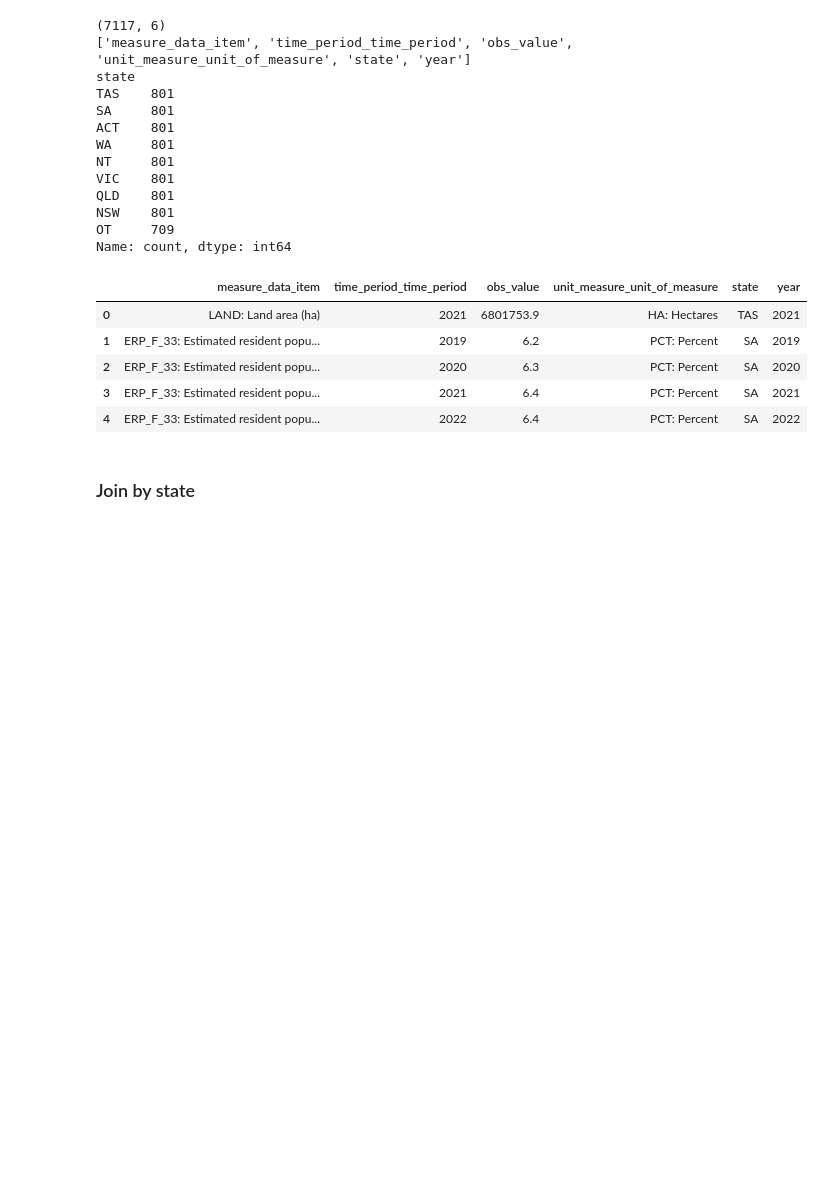
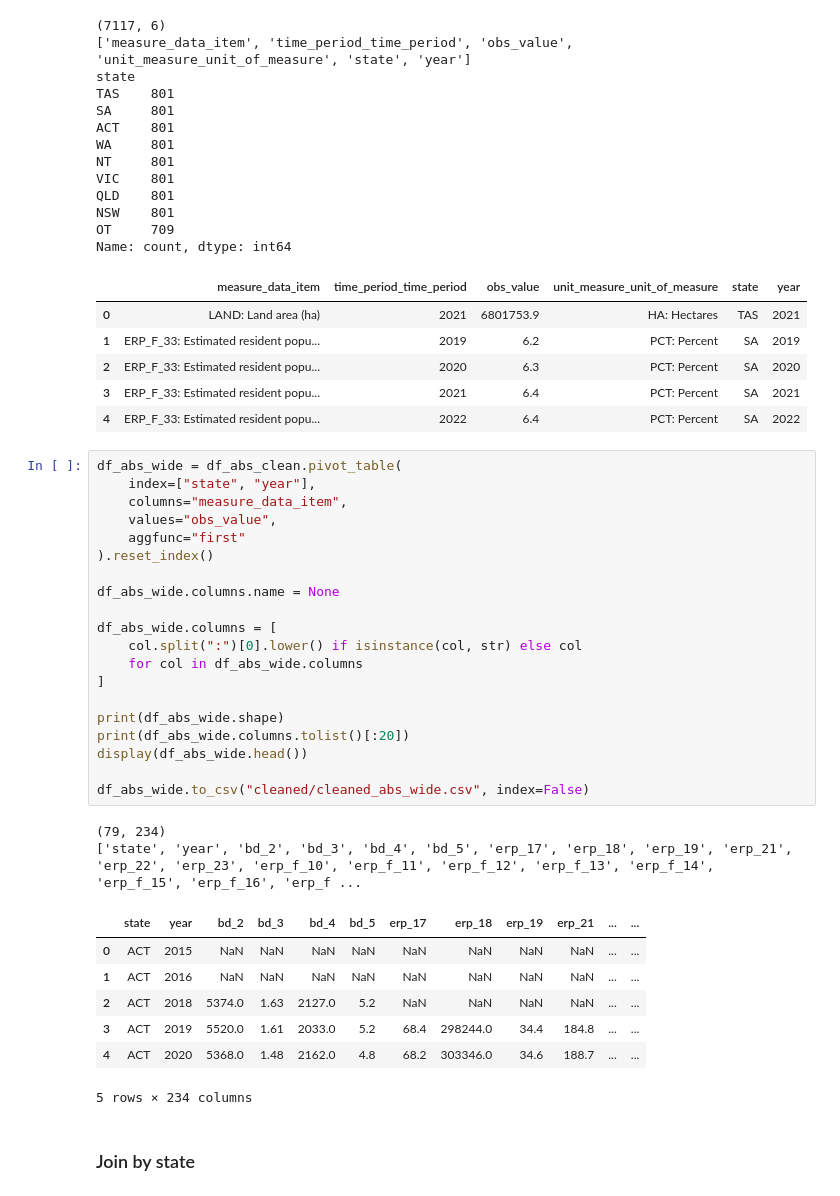
Before and after one commit to yusen0723/5339_A1, a Jupyter notebook: 5339.ipynb, the cells around one changed output. Cells and saved outputs as stored; diff of their text form; blank space fills up the shorter version.

Commit message:
abs_wide

```diff
--- a/5339.ipynb
+++ b/5339.ipynb
@@ -524,5 +524,35 @@ Name: count, dtype: int64
 | 2 | ERP_F_33: Estimated resident popu... | 2020 | 6.3 | PCT: Percent | SA | 2020 |
 | 3 | ERP_F_33: Estimated resident popu... | 2021 | 6.4 | PCT: Percent | SA | 2021 |
 | 4 | ERP_F_33: Estimated resident popu... | 2022 | 6.4 | PCT: Percent | SA | 2022 |
+# %%
+df_abs_wide = df_abs_clean.pivot_table(
+    index=["state", "year"],
+    columns="measure_data_item",
+    values="obs_value",
+    aggfunc="first"
+).reset_index()
+
+df_abs_wide.columns.name = None
+
+df_abs_wide.columns = [
+    col.split(":")[0].lower() if isinstance(col, str) else col
+    for col in df_abs_wide.columns
+]
+
+print(df_abs_wide.shape)
+print(df_abs_wide.columns.tolist()[:20])
+display(df_abs_wide.head())
+
+df_abs_wide.to_csv("cleaned/cleaned_abs_wide.csv", index=False)
+# %% [output]
+(79, 234)
+['state', 'year', 'bd_2', 'bd_3', 'bd_4', 'bd_5', 'erp_17', 'erp_18', 'erp_19', 'erp_21', 'erp_22', 'erp_23', 'erp_f_10', 'erp_f_11', 'erp_f_12', 'erp_f_13', 'erp_f_14', 'erp_f_15', 'erp_f_16', 'erp_f ...
+|  | state | year | bd_2 | bd_3 | bd_4 | bd_5 | erp_17 | erp_18 | erp_19 | erp_21 | ... | ... |
+| 0 | ACT | 2015 | NaN | NaN | NaN | NaN | NaN | NaN | NaN | NaN | ... | ... |
+| 1 | ACT | 2016 | NaN | NaN | NaN | NaN | NaN | NaN | NaN | NaN | ... | ... |
+| 2 | ACT | 2018 | 5374.0 | 1.63 | 2127.0 | 5.2 | NaN | NaN | NaN | NaN | ... | ... |
+| 3 | ACT | 2019 | 5520.0 | 1.61 | 2033.0 | 5.2 | 68.4 | 298244.0 | 34.4 | 184.8 | ... | ... |
+| 4 | ACT | 2020 | 5368.0 | 1.48 | 2162.0 | 4.8 | 68.2 | 303346.0 | 34.6 | 188.7 | ... | ... |
+5 rows × 234 columns
 # %% [markdown]
 ### Join by state
```
Also changed, not shown: 1 other file.
